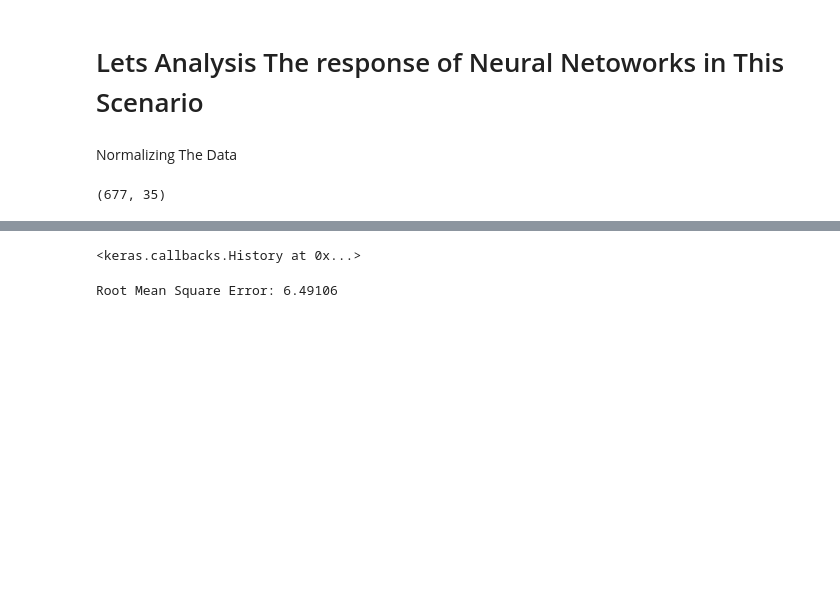
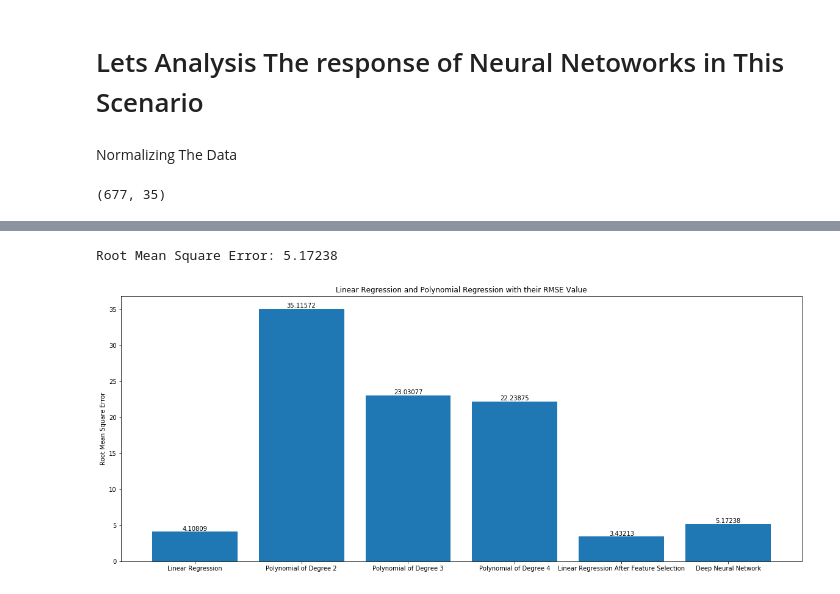
Before and after one commit to shivammehta25/Machine-Learning-Lab, a Jupyter notebook: Data Analysis Task/Data-Analysis-Task.ipynb, the cells around one changed output, grey strips where cells are left out. Drawn from its saved outputs; the diff is of its cells as text; code cells hidden in the pictures; blank space fills up the shorter version.

```diff
--- a/Data Analysis Task/Data-Analysis-Task.ipynb
+++ b/Data Analysis Task/Data-Analysis-Task.ipynb
@@ -359,11 +371,16 @@ model.summary()
 # %%
-model.fit(x_train_scaled, y_train, epochs=200, verbose=0)
+history = model.fit(x_train_scaled, y_train, epochs=200, verbose=0)
-# %% [output]
-<keras.callbacks.History at 0x...>
 # %%
 y_predicted_scaled = model.predict(x_test_scaled)
 # %%
-nn_rmse = np.round(np.sqrt(mean_squared_error(y_test,y_predicted_scaled)), 5)
+nn_rmse = np.round(np.sqrt(mean_squared_error(y_test,y_predicted_scaled)), 5).tolist()
 print('Root Mean Square Error: {}'.format(nn_rmse))
 # %% [output]
-Root Mean Square Error: 6.49106
+Root Mean Square Error: 5.17238
+# %%
+rmse_x = rmse_x + ['Deep Neural Network']
+rmse_y = rmse_y + [nn_rmse]
+# %%
+plot_RMSE(rmse_x, rmse_y, (20,8))
+# %% [output]
+[figure, added]
```
Also changed, not shown: parts of 9 cells of this notebook.
